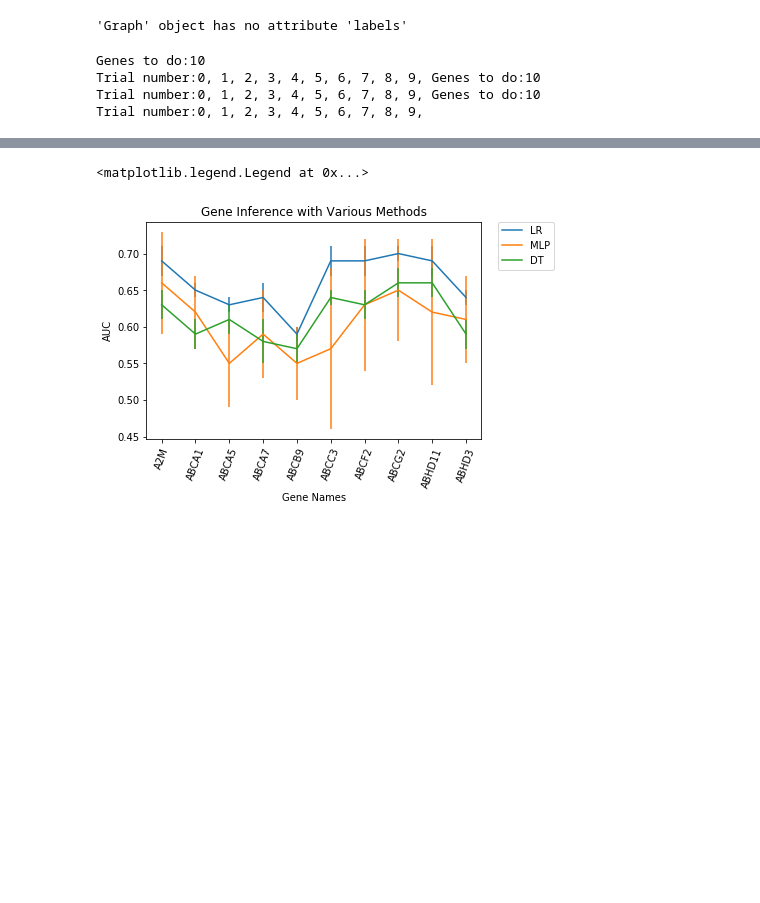
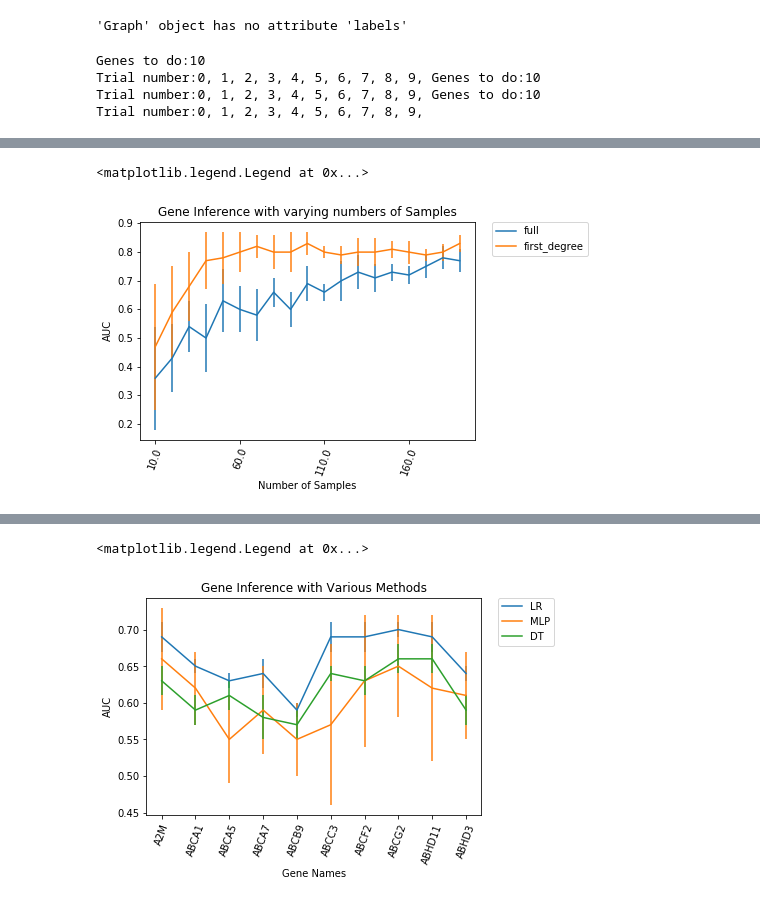
Before and after one commit to mila-iqia/gene-graph-conv, a Jupyter notebook: gene_inference.ipynb, the cells around one changed output, grey strips where cells are left out. Saved outputs shown, nothing was run; the diff lists cells and outputs as text; code cells hidden in the pictures; blank space fills up the shorter version.

Commit message:
added some new charts, sample_neighbors fn

```diff
--- a/gene_inference.ipynb
+++ b/gene_inference.ipynb
@@ -76,0 +74,31 @@ NameError: name 'mlp_df' is not defined
+# %%
+# Predict a gene from a growing number of samples
+gene = "RPL5"
+max_samples = 200
+full_results = pd.DataFrame([])
+first_degree_results = pd.DataFrame([])
+first_degree = set(g.neighbors("RPL5"))
+first_degree.add("RPL5")
+graph = g.subgraph(first_degree)
+
+for i in range(10, max_samples, 10):
+    full_results = full_results.append(infer_gene(lr, tcgatissue.df[0:i], "RPL5", g)).reset_index(drop=True)
+    full_results.loc[full_results.index[-1], 'samples'] = i
+    first_degree_results = first_degree_results.append(infer_gene(lr, tcgatissue.df.loc[0:i, first_degree], "RPL5", graph)).reset_index(drop=True)
+    first_degree_results.loc[first_degree_results.index[-1], 'samples'] = i
+# %%
+# results of adding Samples
+plt.figure()
+
+line1 = plt.errorbar(full_results.index, full_results['auc'], xerr=0, yerr=full_results['std'])
+line2 = plt.errorbar(first_degree_results.index, first_degree_results['auc'], xerr=0, yerr=first_degree_results['std'])
+
+width = 0.2
+plt.xticks(list(full_results.iloc[::5, :].index), full_results.iloc[::5, :]['samples'], rotation=70)
+plt.title("Gene Inference with varying numbers of Samples")
+plt.ylabel("AUC")
+plt.xlabel("Number of Samples")
+plt.legend((line1[0], line2[0]), ('full', 'first_degree'), bbox_to_anchor=(1.05, 1), loc=2, borderaxespad=0., fontsize=10)
+# %% [output]
+<matplotlib.legend.Legend at 0x...>
+[figure, added]
```
Also changed, not shown: parts of 11 cells of this notebook, 1 other file.
